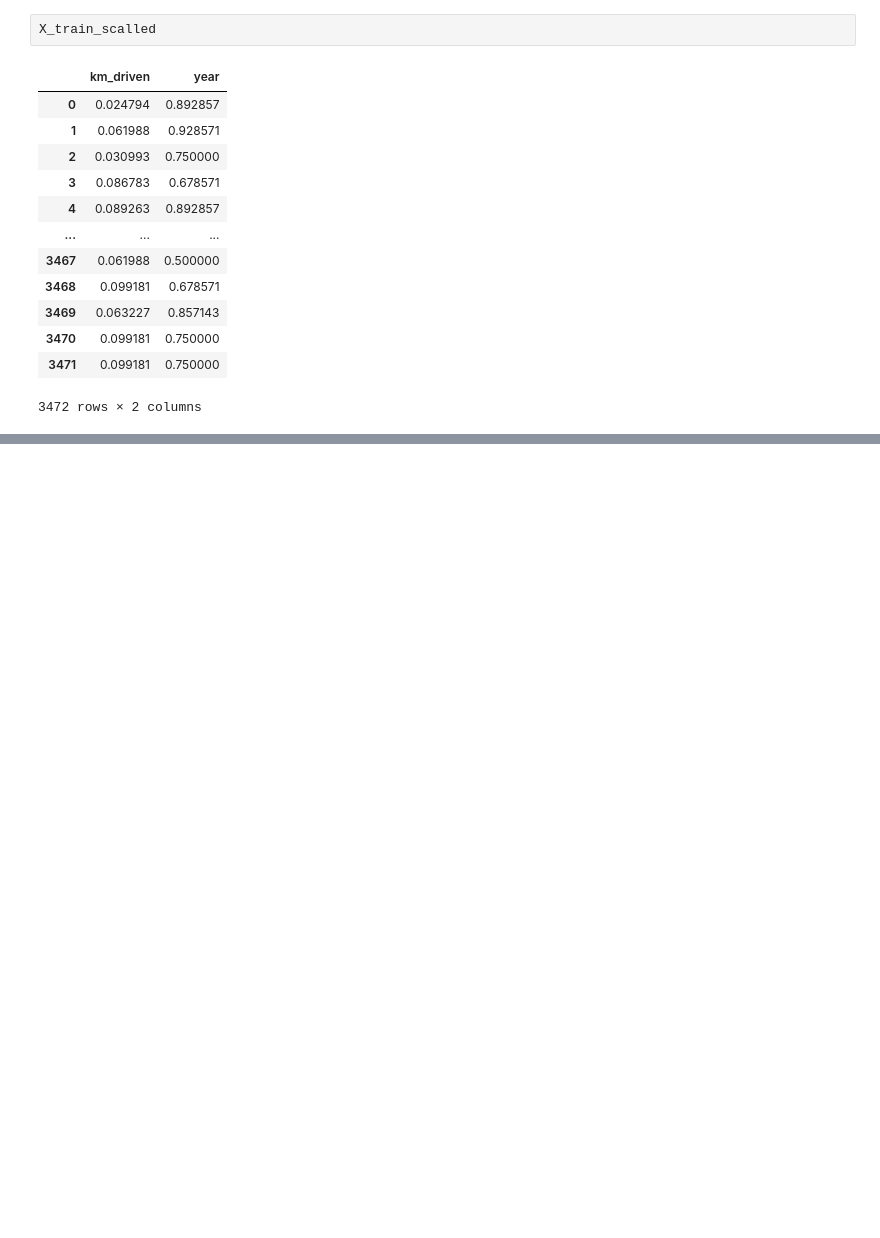
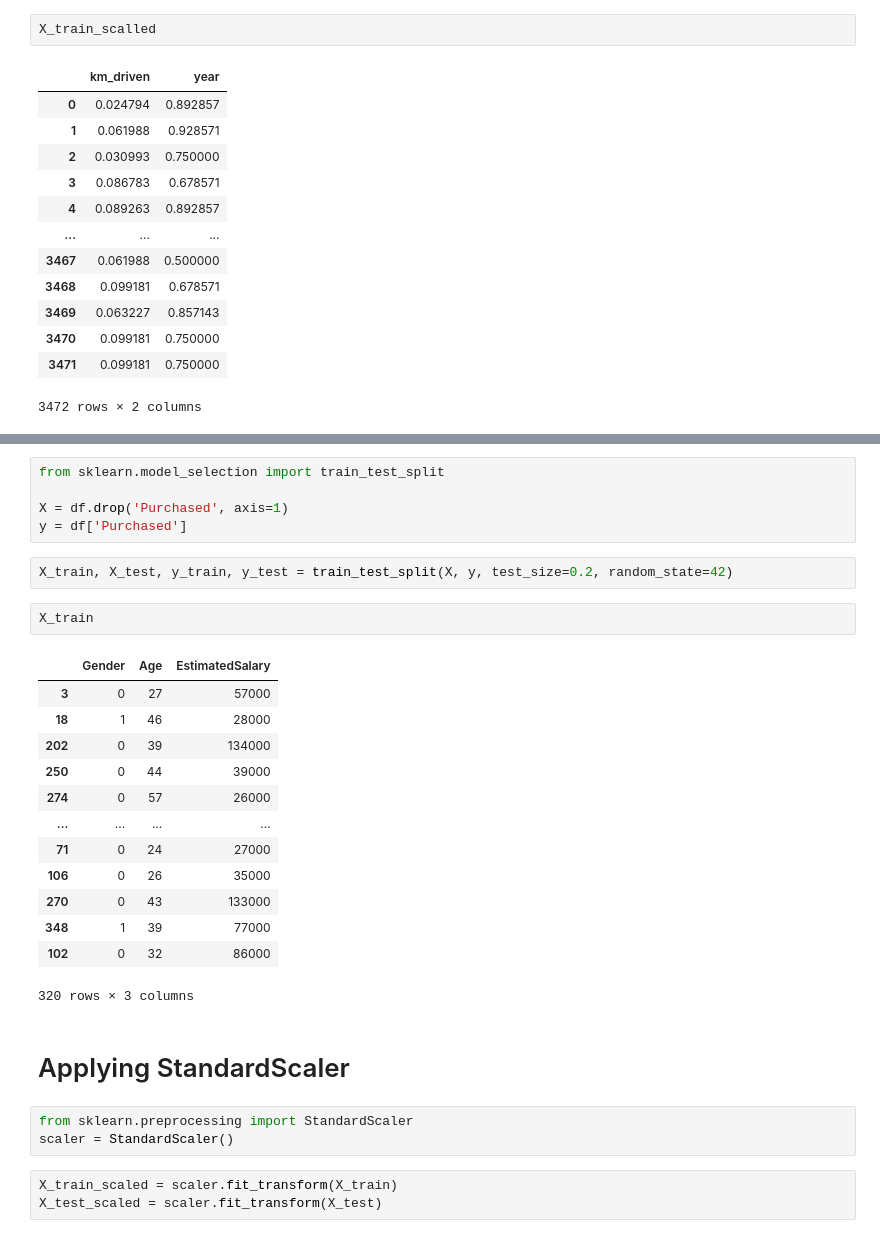
Before and after one commit to Dhe-Reigner/sk-learn, a Jupyter notebook: sci.ipynb, the cells around one changed output, grey strips where cells are left out. Cells and saved outputs as stored; diff of their text form; blank space fills up the shorter version.

```diff
--- a/sci.ipynb
+++ b/sci.ipynb
@@ -361,0 +443,31 @@ X_test_scalled
+# %%
+from sklearn.model_selection import train_test_split
+
+X = df.drop('Purchased', axis=1)
+y = df['Purchased']
+# %%
+X_train, X_test, y_train, y_test = train_test_split(X, y, test_size=0.2, random_state=42)
+# %%
+X_train
+# %% [output]
+|  | Gender | Age | EstimatedSalary |
+| 3 | 0 | 27 | 57000 |
+| 18 | 1 | 46 | 28000 |
+| 202 | 0 | 39 | 134000 |
+| 250 | 0 | 44 | 39000 |
+| 274 | 0 | 57 | 26000 |
+| ... | ... | ... | ... |
+| 71 | 0 | 24 | 27000 |
+| 106 | 0 | 26 | 35000 |
+| 270 | 0 | 43 | 133000 |
+| 348 | 1 | 39 | 77000 |
+| 102 | 0 | 32 | 86000 |
+320 rows × 3 columns
+# %% [markdown]
+# Applying StandardScaler
+# %%
+from sklearn.preprocessing import StandardScaler
+scaler = StandardScaler()
+# %%
+X_train_scaled = scaler.fit_transform(X_train)
+X_test_scaled = scaler.fit_transform(X_test)
```
Also changed, not shown: parts of 14 cells of this notebook, 1 other file.
